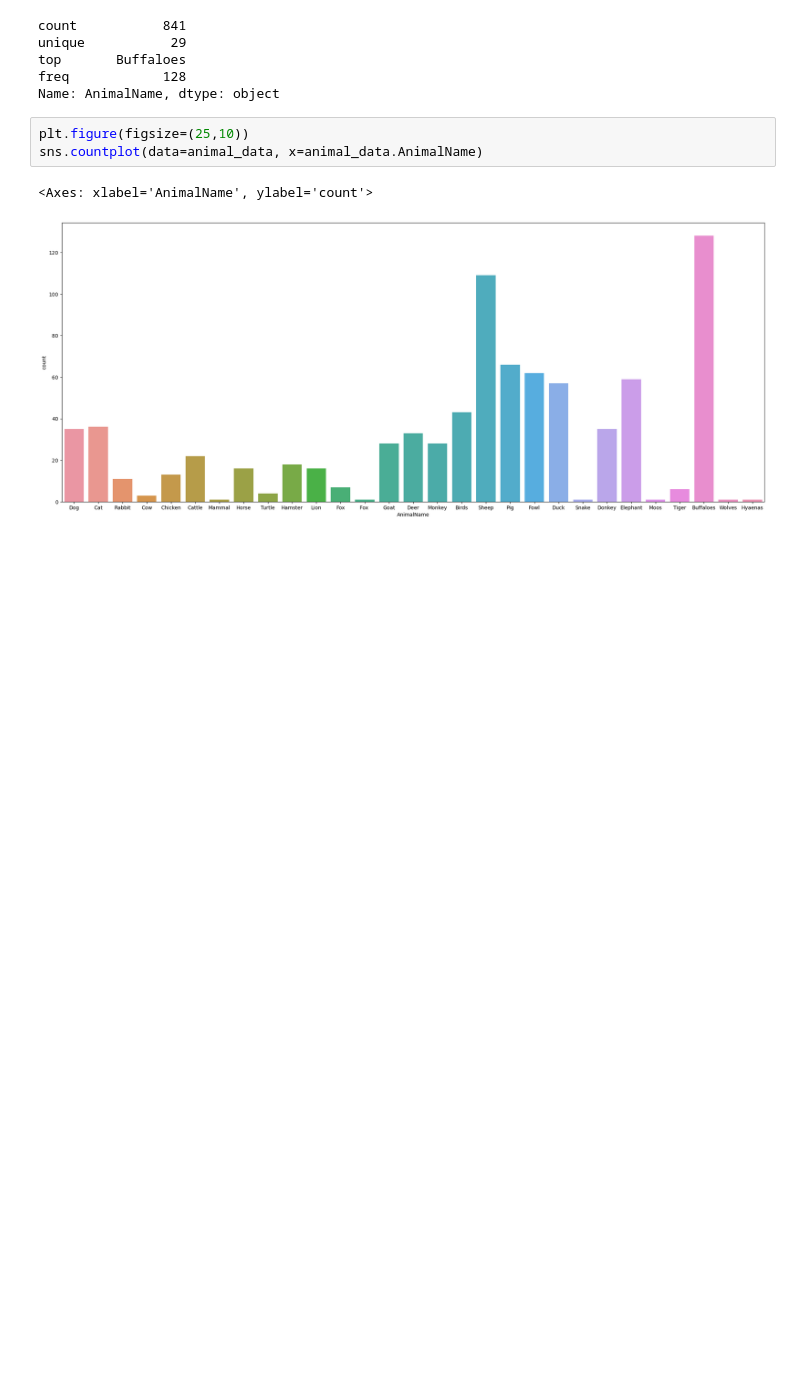
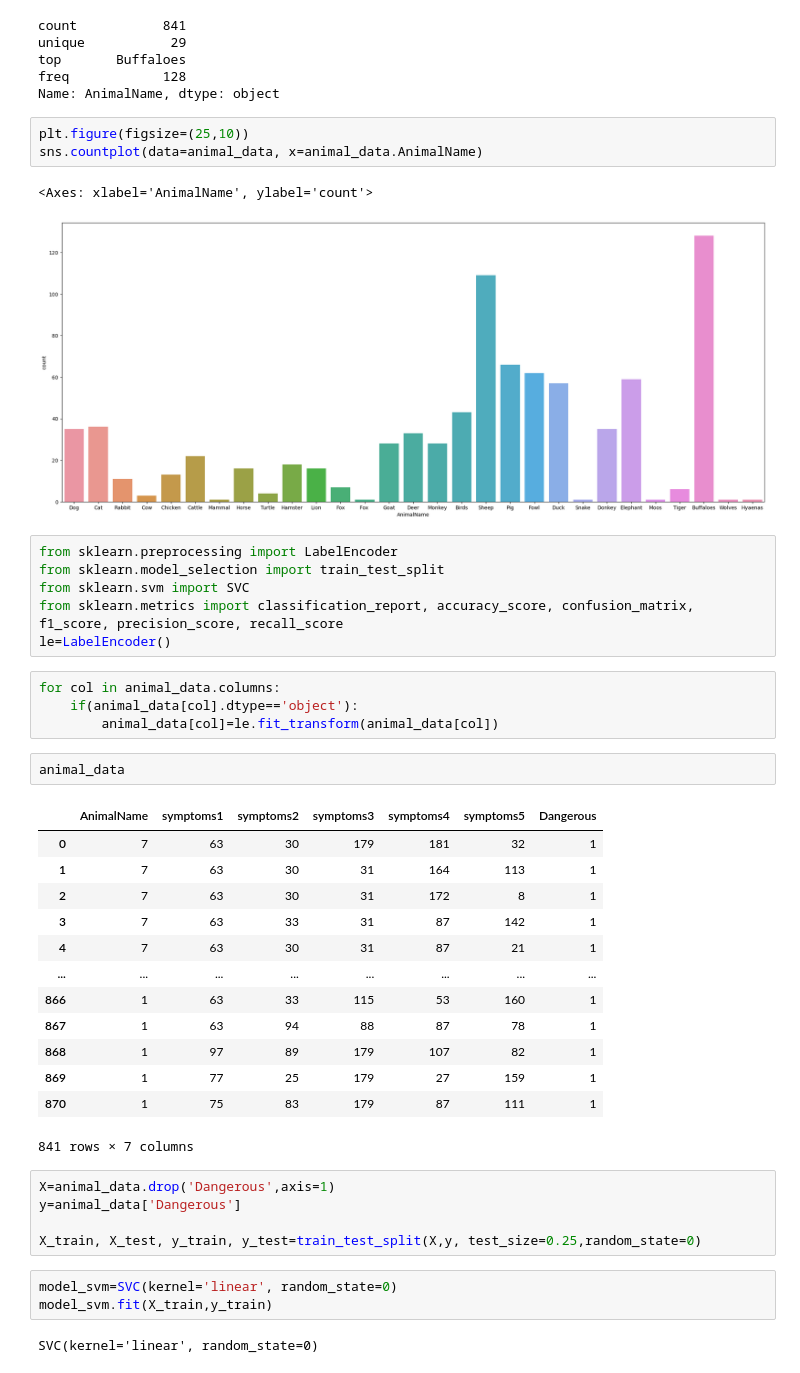
Before and after one commit to Time4045/Animal_Condition_Prediction, a Jupyter notebook: Animal_condition.ipynb, the cells around one changed output. Drawn from its saved outputs; the diff is of its cells as text; blank space fills up the shorter version.

```diff
--- a/Animal_condition.ipynb
+++ b/Animal_condition.ipynb
@@ -141,3 +141,39 @@ sns.countplot(data=animal_data, x=animal_data.AnimalName)
 # %% [output]
 <Axes: xlabel='AnimalName', ylabel='count'>
 [figure]
+# %%
+from sklearn.preprocessing import LabelEncoder
+from sklearn.model_selection import train_test_split
+from sklearn.svm import SVC
+from sklearn.metrics import classification_report, accuracy_score, confusion_matrix, f1_score, precision_score, recall_score
+le=LabelEncoder()
+# %%
+for col in animal_data.columns:
+    if(animal_data[col].dtype=='object'):
+        animal_data[col]=le.fit_transform(animal_data[col])
+# %%
+animal_data
+# %% [output]
+|  | AnimalName | symptoms1 | symptoms2 | symptoms3 | symptoms4 | symptoms5 | Dangerous |
+| 0 | 7 | 63 | 30 | 179 | 181 | 32 | 1 |
+| 1 | 7 | 63 | 30 | 31 | 164 | 113 | 1 |
+| 2 | 7 | 63 | 30 | 31 | 172 | 8 | 1 |
+| 3 | 7 | 63 | 33 | 31 | 87 | 142 | 1 |
+| 4 | 7 | 63 | 30 | 31 | 87 | 21 | 1 |
+| ... | ... | ... | ... | ... | ... | ... | ... |
+| 866 | 1 | 63 | 33 | 115 | 53 | 160 | 1 |
+| 867 | 1 | 63 | 94 | 88 | 87 | 78 | 1 |
+| 868 | 1 | 97 | 89 | 179 | 107 | 82 | 1 |
+| 869 | 1 | 77 | 25 | 179 | 27 | 159 | 1 |
+| 870 | 1 | 75 | 83 | 179 | 87 | 111 | 1 |
+841 rows × 7 columns
+# %%
+X=animal_data.drop('Dangerous',axis=1)
+y=animal_data['Dangerous']
+
+X_train, X_test, y_train, y_test=train_test_split(X,y, test_size=0.25,random_state=0)
+# %%
+model_svm=SVC(kernel='linear', random_state=0)
+model_svm.fit(X_train,y_train)
+# %% [output]
+SVC(kernel='linear', random_state=0)
```
Also changed, not shown: parts of 5 cells of this notebook.
